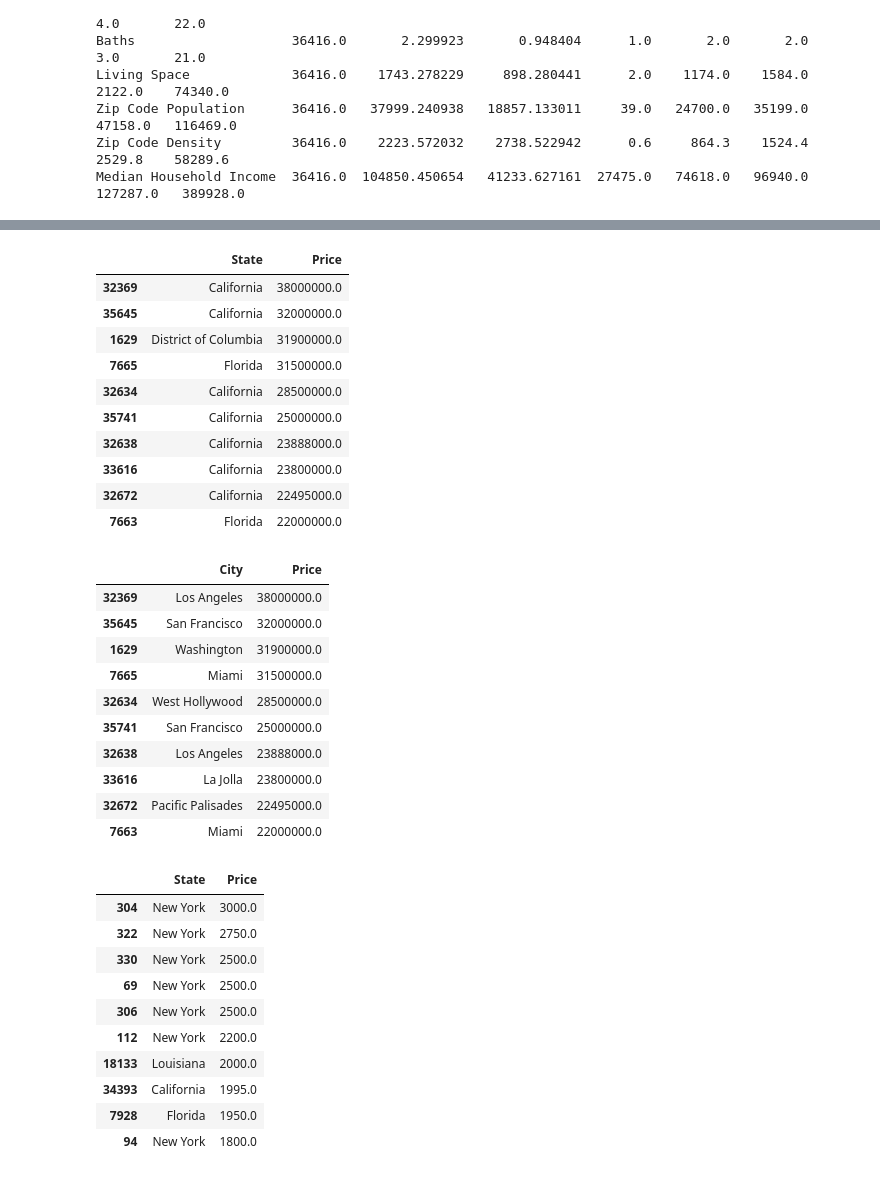
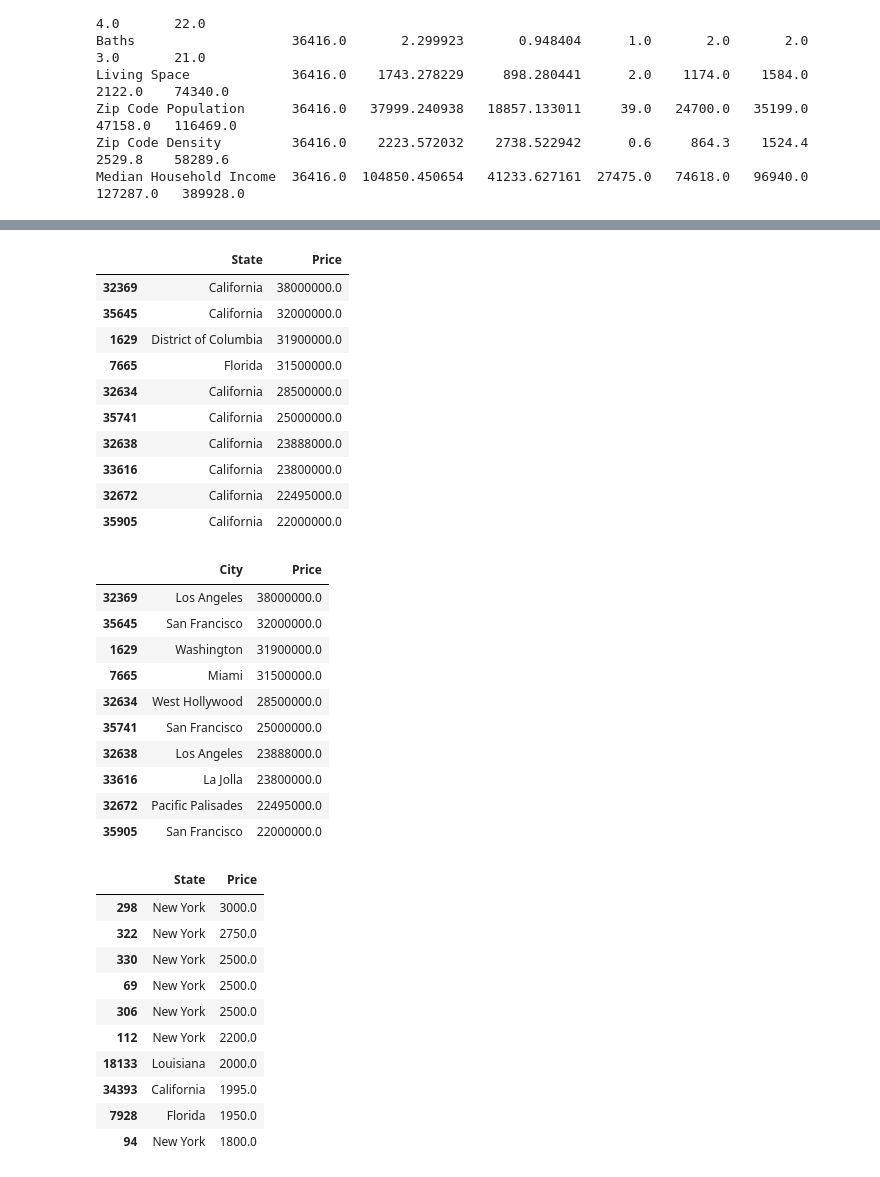
Before and after one commit to etimexo/American_housing, a Jupyter notebook: project.ipynb, the cells around one changed output, grey strips where cells are left out. Cells and saved outputs as stored; diff of their text form; code cells hidden in the pictures.

```diff
--- a/project.ipynb
+++ b/project.ipynb
@@ -20,7 +22,7 @@ pd.set_option('display.expand_frame_repr', False)  # Do not wrap lines
 pd.set_option('display.width', 0)  # Automatically adjust the width to the terminal
 # %%
 # Import dataset
-df = pd.read_csv('american_housing_data.csv')
+df = pd.read_csv('/kaggle/input/american-house-prices-and-demographics-of-top-cities/American_Housing_Data_20231209.csv')
 # %%
 # View the data and check for missing values
 print(df.describe().T)
@@ -195,21 +208,21 @@ plt.show()
 # %%
 expensive_states = df.sort_values(by='Price', ascending=False)
 
-top_10_expensive_states = expensive_cities.head(10)
+top_10_expensive_states = expensive_states.head(10)
 
-top_10_expensive_cities[['State', 'Price']]
+top_10_expensive_states[['State', 'Price']]
 # %% [output]
 |  | State | Price |
 | 32369 | California | 38000000.0 |
 | 35645 | California | 32000000.0 |
 | 1629 | District of Columbia | 31900000.0 |
 | 7665 | Florida | 31500000.0 |
 | 32634 | California | 28500000.0 |
 | 35741 | California | 25000000.0 |
 | 32638 | California | 23888000.0 |
 | 33616 | California | 23800000.0 |
 | 32672 | California | 22495000.0 |
-| 7663 | Florida | 22000000.0 |
+| 35905 | California | 22000000.0 |
 # %%
 expensive_cities = df.sort_values(by='Price', ascending=False)
 
@@ -227,7 +240,7 @@ top_10_expensive_cities[['City', 'Price']]
 | 32638 | Los Angeles | 23888000.0 |
 | 33616 | La Jolla | 23800000.0 |
 | 32672 | Pacific Palisades | 22495000.0 |
-| 7663 | Miami | 22000000.0 |
+| 35905 | San Francisco | 22000000.0 |
 # %%
 cheap_states = df.sort_values(by='Price', ascending=False)
 
@@ -236,7 +249,7 @@ top_10_cheap_states = expensive_cities.tail(10)
 top_10_cheap_states[['State', 'Price']]
 # %% [output]
 |  | State | Price |
-| 304 | New York | 3000.0 |
+| 298 | New York | 3000.0 |
 | 322 | New York | 2750.0 |
 | 330 | New York | 2500.0 |
 | 69 | New York | 2500.0 |
```
Also changed, not shown: parts of 13 cells of this notebook.
